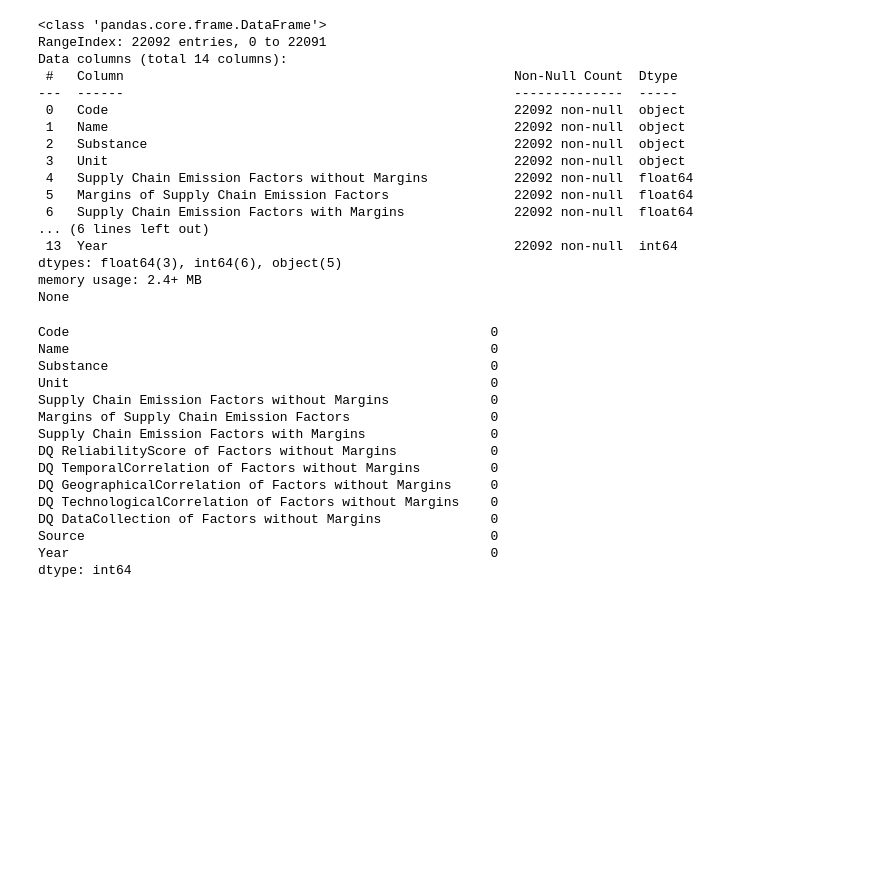
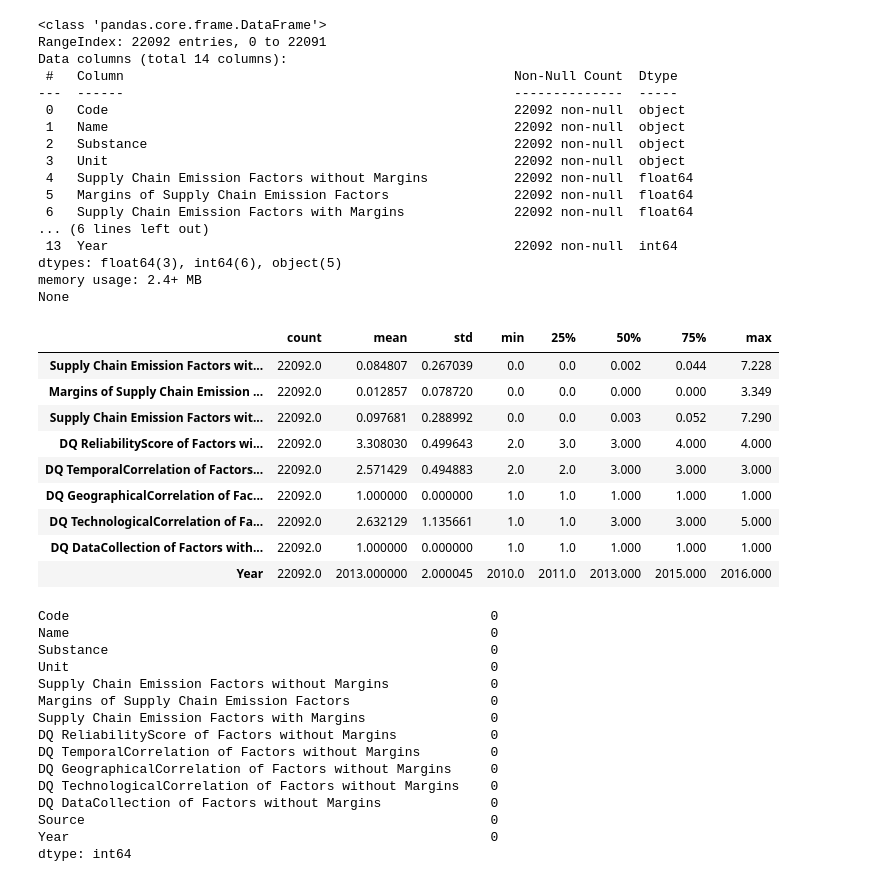
Before and after one commit to awhyshll/GHG_emission_prediction, a Jupyter notebook: doc.ipynb, the cells around one changed output. Saved outputs shown, nothing was run; the diff lists cells and outputs as text; code cells hidden in the pictures; blank space fills up the shorter version.

```diff
--- a/doc.ipynb
+++ b/doc.ipynb
@@ -171,6 +171,19 @@ Data columns (total 14 columns):
 dtypes: float64(3), int64(6), object(5)
 memory usage: 2.4+ MB
 None
+# %%
+df.describe().T # Checking the statistical summary of the dataset
+# %% [output]
+|  | count | mean | std | min | 25% | 50% | 75% | max |
+| Supply Chain Emission Factors wit... | 22092.0 | 0.084807 | 0.267039 | 0.0 | 0.0 | 0.002 | 0.044 | 7.228 |
+| Margins of Supply Chain Emission ... | 22092.0 | 0.012857 | 0.078720 | 0.0 | 0.0 | 0.000 | 0.000 | 3.349 |
+| Supply Chain Emission Factors wit... | 22092.0 | 0.097681 | 0.288992 | 0.0 | 0.0 | 0.003 | 0.052 | 7.290 |
+| DQ ReliabilityScore of Factors wi... | 22092.0 | 3.308030 | 0.499643 | 2.0 | 3.0 | 3.000 | 4.000 | 4.000 |
+| DQ TemporalCorrelation of Factors... | 22092.0 | 2.571429 | 0.494883 | 2.0 | 2.0 | 3.000 | 3.000 | 3.000 |
+| DQ GeographicalCorrelation of Fac... | 22092.0 | 1.000000 | 0.000000 | 1.0 | 1.0 | 1.000 | 1.000 | 1.000 |
+| DQ TechnologicalCorrelation of Fa... | 22092.0 | 2.632129 | 1.135661 | 1.0 | 1.0 | 3.000 | 3.000 | 5.000 |
+| DQ DataCollection of Factors with... | 22092.0 | 1.000000 | 0.000000 | 1.0 | 1.0 | 1.000 | 1.000 | 1.000 |
+| Year | 22092.0 | 2013.000000 | 2.000045 | 2010.0 | 2011.0 | 2013.000 | 2015.000 | 2016.000 |
 # %%
 df.isnull().sum() # Checking for null values in each column
 # %% [output]
```
Also changed, not shown: parts of 25 cells of this notebook, 5 other files.
